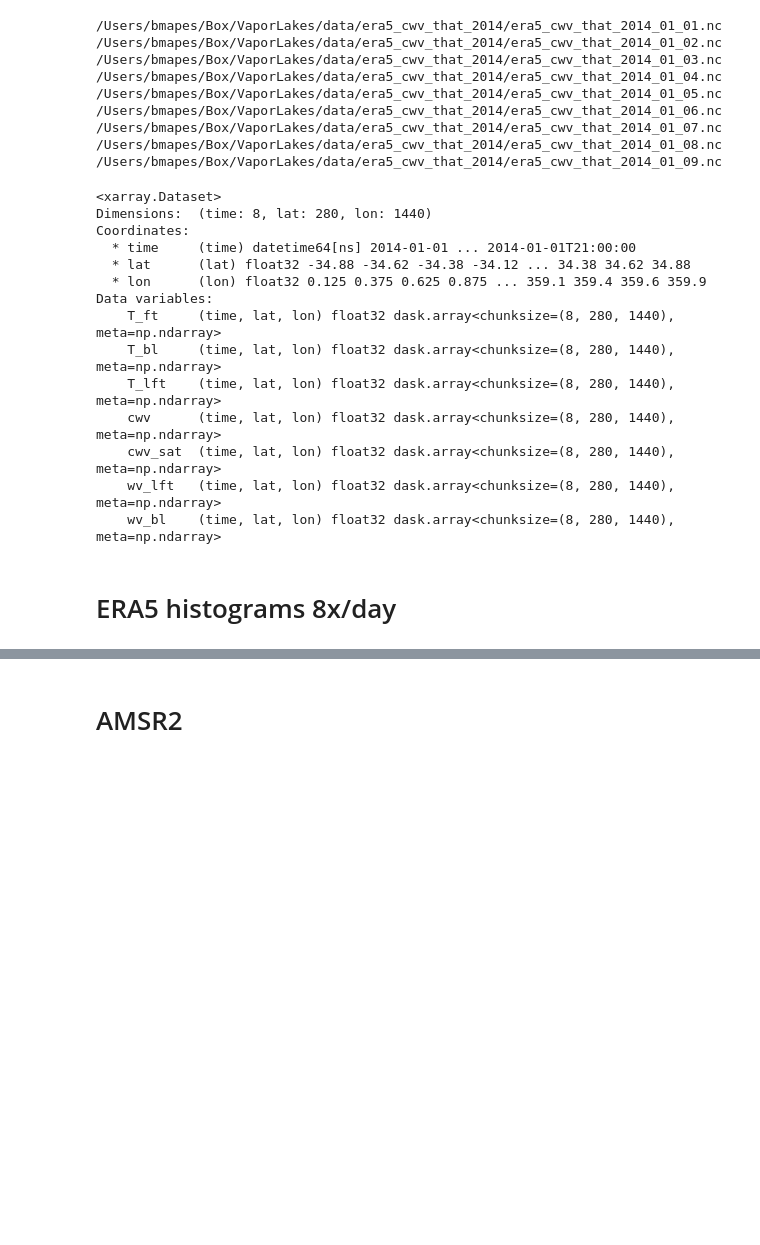
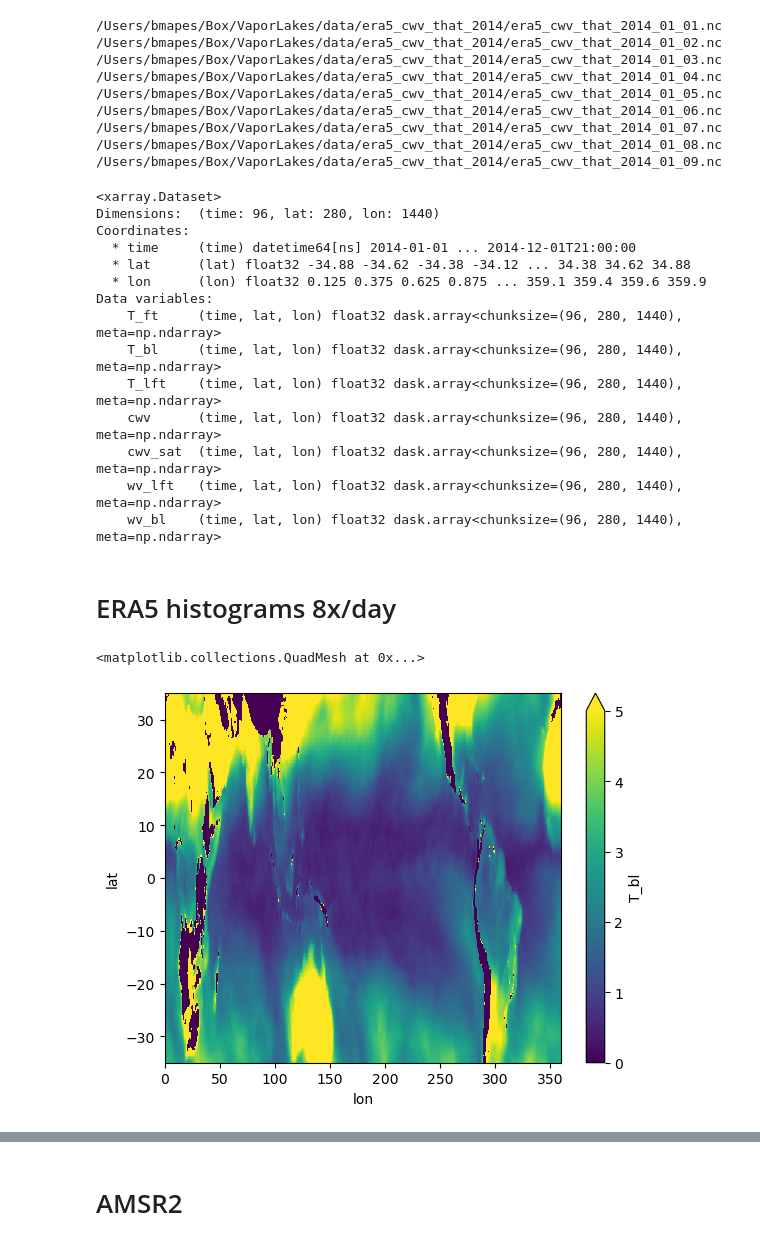
Before and after one commit to snigsam/VaporLakes, a Jupyter notebook: Histograms_of_tqv_ERA5.ipynb, the cells around one changed output, grey strips where cells are left out. Cells and saved outputs as stored; diff of their text form; code cells hidden in the pictures; blank space fills up the shorter version.

```diff
--- a/Histograms_of_tqv_ERA5.ipynb
+++ b/Histograms_of_tqv_ERA5.ipynb
@@ -18,23 +18,28 @@ import matplotlib.pyplot as plt
 /Users/bmapes/Box/VaporLakes/data/era5_cwv_that_2014/era5_cwv_that_2014_01_08.nc
 /Users/bmapes/Box/VaporLakes/data/era5_cwv_that_2014/era5_cwv_that_2014_01_09.nc
 # %%
-ds = xr.open_mfdataset('/Users/bmapes/Box/VaporLakes/data/era5_cwv_that_2014/era5_cwv_that_2014_01_01.nc',
+ds = xr.open_mfdataset('/Users/bmapes/Box/VaporLakes/data/era5_cwv_that_2014/era5_cwv_that_2014_??_01.nc',
                       combine="nested") # pool data, ignore time coordinate not being monotonic
 ds
 # %% [output]
 <xarray.Dataset>
-Dimensions:  (time: 8, lat: 280, lon: 1440)
+Dimensions:  (time: 96, lat: 280, lon: 1440)
 Coordinates:
-  * time     (time) datetime64[ns] 2014-01-01 ... 2014-01-01T21:00:00
+  * time     (time) datetime64[ns] 2014-01-01 ... 2014-12-01T21:00:00
   * lat      (lat) float32 -34.88 -34.62 -34.38 -34.12 ... 34.38 34.62 34.88
   * lon      (lon) float32 0.125 0.375 0.625 0.875 ... 359.1 359.4 359.6 359.9
 Data variables:
-    T_ft     (time, lat, lon) float32 dask.array<chunksize=(8, 280, 1440), meta=np.ndarray>
-    T_bl     (time, lat, lon) float32 dask.array<chunksize=(8, 280, 1440), meta=np.ndarray>
-    T_lft    (time, lat, lon) float32 dask.array<chunksize=(8, 280, 1440), meta=np.ndarray>
-    cwv      (time, lat, lon) float32 dask.array<chunksize=(8, 280, 1440), meta=np.ndarray>
-    cwv_sat  (time, lat, lon) float32 dask.array<chunksize=(8, 280, 1440), meta=np.ndarray>
-    wv_lft   (time, lat, lon) float32 dask.array<chunksize=(8, 280, 1440), meta=np.ndarray>
-    wv_bl    (time, lat, lon) float32 dask.array<chunksize=(8, 280, 1440), meta=np.ndarray>
+    T_ft     (time, lat, lon) float32 dask.array<chunksize=(96, 280, 1440), meta=np.ndarray>
+    T_bl     (time, lat, lon) float32 dask.array<chunksize=(96, 280, 1440), meta=np.ndarray>
+    T_lft    (time, lat, lon) float32 dask.array<chunksize=(96, 280, 1440), meta=np.ndarray>
+    cwv      (time, lat, lon) float32 dask.array<chunksize=(96, 280, 1440), meta=np.ndarray>
+    cwv_sat  (time, lat, lon) float32 dask.array<chunksize=(96, 280, 1440), meta=np.ndarray>
+    wv_lft   (time, lat, lon) float32 dask.array<chunksize=(96, 280, 1440), meta=np.ndarray>
+    wv_bl    (time, lat, lon) float32 dask.array<chunksize=(96, 280, 1440), meta=np.ndarray>
 # %% [markdown]
 # ERA5 histograms 8x/day
+# %%
+ds.T_bl.std(dim='time').plot(vmin=0,vmax=5)
+# %% [output]
+<matplotlib.collections.QuadMesh at 0x...>
+[figure, added]
```
Also changed, not shown: parts of 6 cells of this notebook.
